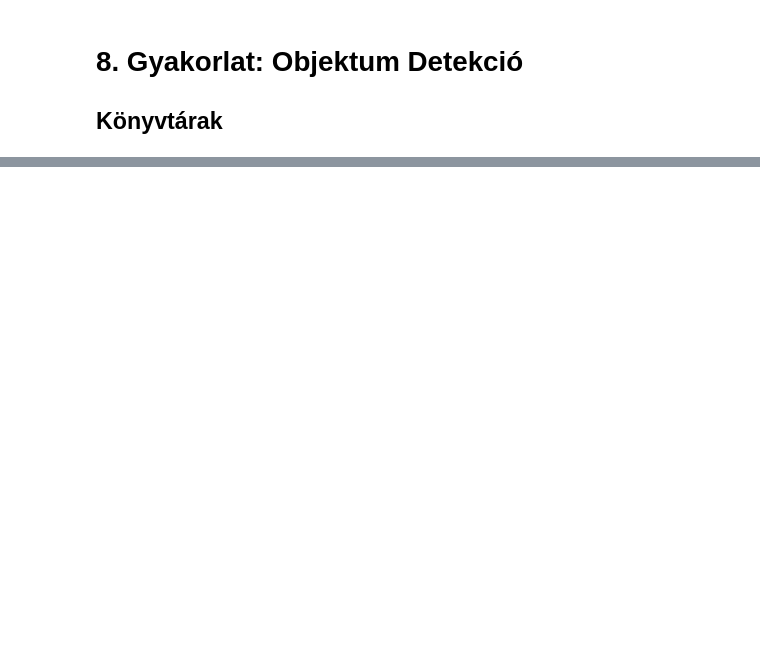
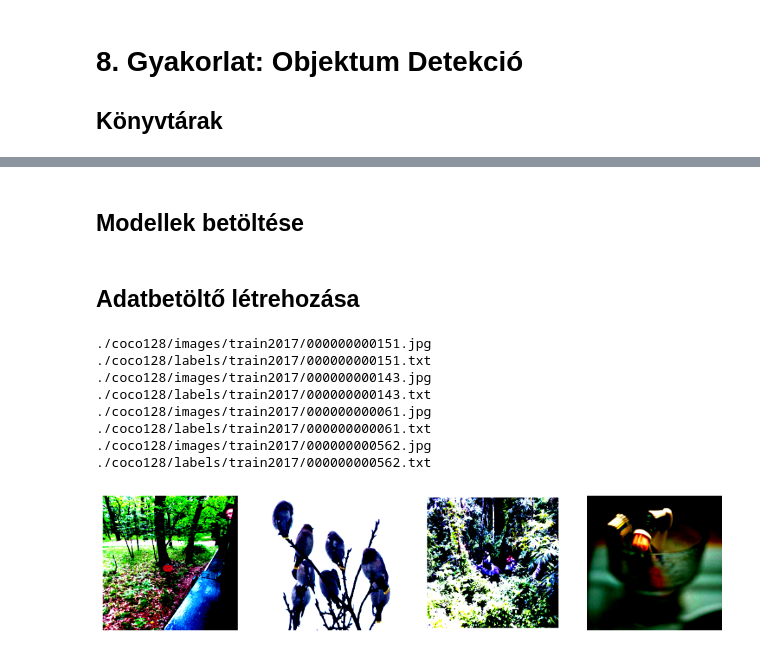
Before and after one commit to basictask/Intelligencia, a Jupyter notebook: 8_od/code/8_code.ipynb, the cells around one changed output, grey strips where cells are left out. Drawn from its saved outputs; the diff is of its cells as text; code cells hidden in the pictures; blank space fills up the shorter version.

```diff
--- a/8_od/code/8_code.ipynb
+++ b/8_od/code/8_code.ipynb
@@ -46,0 +78,2 @@ ConnectionError: HTTPConnectionPool(host='kitti_url_to_download_images.zip', por
+# %% [markdown]
+## Modellek betöltése
@@ -46,0 +91,76 @@ ConnectionError: HTTPConnectionPool(host='kitti_url_to_download_images.zip', por
+# %% [markdown]
+## Adatbetöltő létrehozása
+# %%
+class COCO128Dataset(Dataset):
+    def __init__(self, root_dir):
+        self.root_dir = root_dir
+        self.image_size = (224, 224)
+        self.images_dir = os.path.join(self.root_dir, 'images/train2017')
+        self.labels_dir = os.path.join(self.root_dir, 'labels/train2017')
+        self.images = sorted(os.listdir(self.images_dir))
+        self.labels = sorted(os.listdir(self.labels_dir))
+
+        self.transform = transforms.Compose([
+            transforms.Resize(self.image_size),  # Kép átméretezése
+            transforms.ToTensor(),  # Képek átalakítása pytorch tenzorokká
+            transforms.Normalize(mean=[0.485, 0.456, 0.406], std=[0.229, 0.224, 0.225])  # Normalizálás
+        ])
+
+
+    def __len__(self):
+        return len(self.images)
+
+    def load_labels(self, label_path, original_size):
+        labels = []
+        if os.path.exists(label_path):
+            with open(label_path, 'r') as file:
+                scale_x = self.image_size[0] / original_size[0]
+                scale_y = self.image_size[1] / original_size[1]
+                for line in file:
+                    class_id, cx, cy, w, h = map(float, line.split())
+                    cx *= scale_x
+                    cy *= scale_y
+                    w *= scale_x
+                    h *= scale_y
+                    labels.append((class_id, cx, cy, w, h))
+        return labels
+
+    def __getitem__(self, idx):
+        image_name = os.path.join(self.images_dir, self.images[idx])
+        image = Image.open(image_name).convert('RGB')  # Kép megnyitása
+        image_size = image.size
+        image = self.transform(image)  # Transzformációk alkalmazása a képen
+        labels_name = os.path.join(self.labels_dir, self.images[idx].replace('.jpg', '.txt'))
+        labels = self.load_labels(labels_name, image_size)
+        return image, labels
+
+
+def custom_collate(batch):
+    images = [item[0] for item in batch]
+    labels = [item[1] for item in batch]
+    images = default_collate(images)
+    return images, labels
+
+
+def plot_images(dataloader):
+    images, labels = next(iter(dataloader))  # Egy képköteg lekérdezése
+    plt.figure(figsize=(12, 8))
+    for i, image in enumerate(images):
+        image = np.clip(image, 0, 1)
+        plt.subplot(1, len(images), i + 1)
+        plt.imshow(image.permute(1, 2, 0))  # Dimenziók átrendezése átrendezése BGR -> RGB
+        plt.axis('off')
+    plt.show()
+
+
+# Adatbetöltő létrehozása és kipróblálása
+data_dir = './coco128'
+coco_dataset = COCO128Dataset(data_dir)
+dataloader = DataLoader(coco_dataset, batch_size=4, shuffle=True, collate_fn=custom_collate)
+plot_images(dataloader)
+# %% [output]
+./coco128/images/train2017/000000000151.jpg ./coco128/labels/train2017/000000000151.txt
+./coco128/images/train2017/000000000143.jpg ./coco128/labels/train2017/000000000143.txt
+./coco128/images/train2017/000000000061.jpg ./coco128/labels/train2017/000000000061.txt
+./coco128/images/train2017/000000000562.jpg ./coco128/labels/train2017/000000000562.txt
+[figure, added]
```
Also changed, not shown: parts of 10 cells of this notebook, 1 other file.
